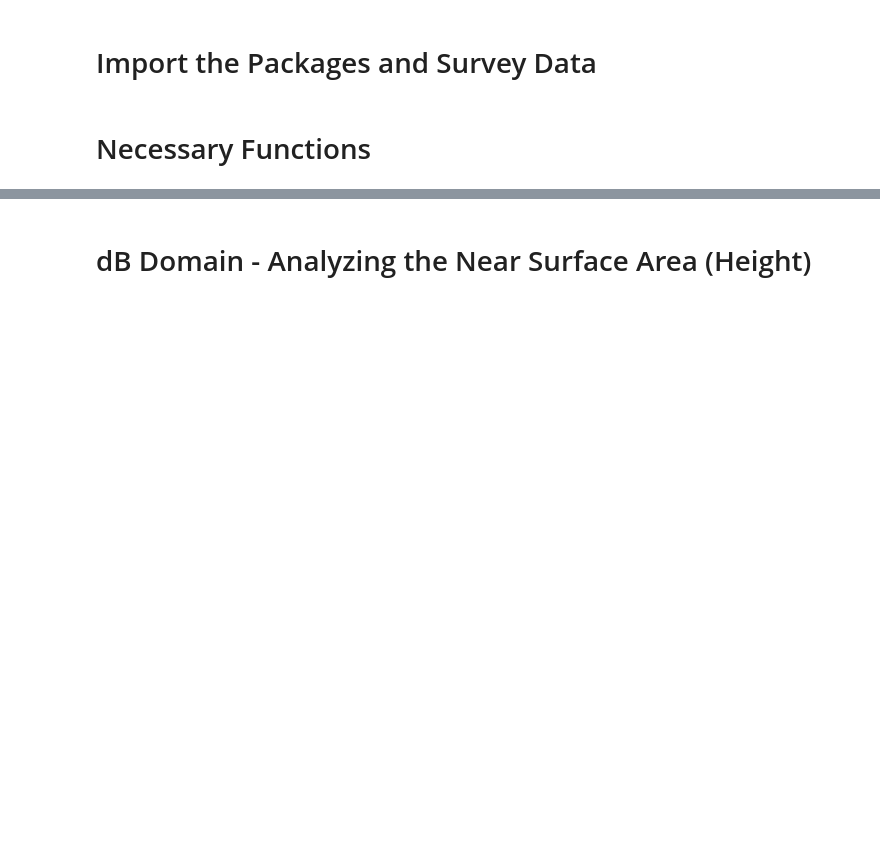
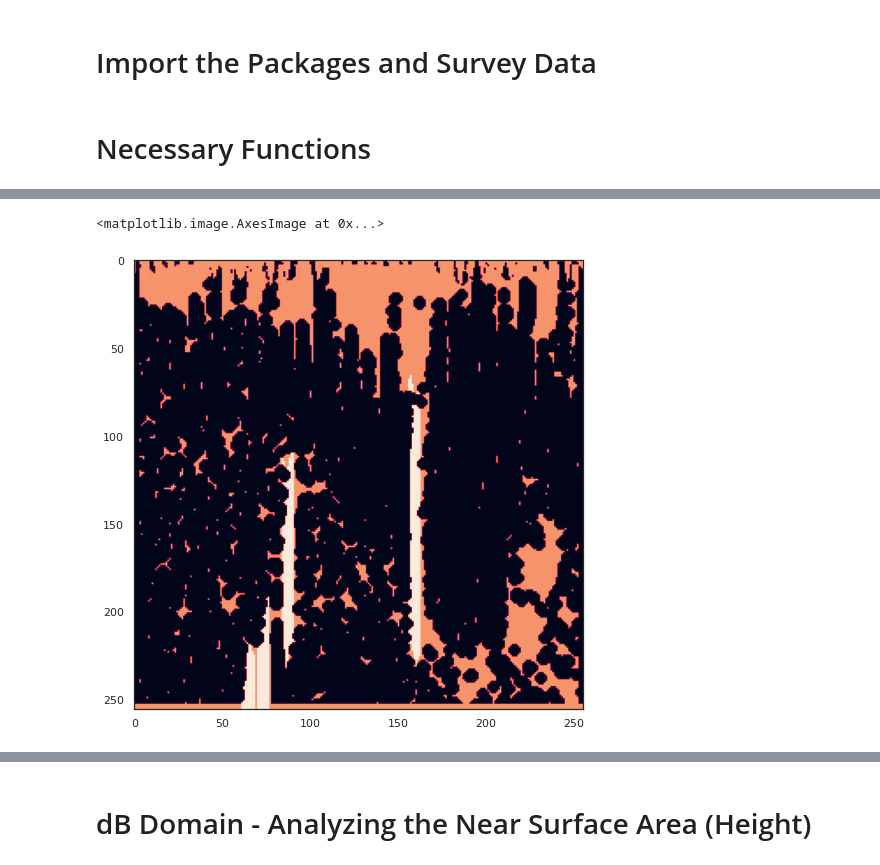
Before and after one commit to ahmetpala/UNET-Sampling, a Jupyter notebook: crimac_unet/save_Sv_patch_data_docker.ipynb, the cells around one changed output, grey strips where cells are left out. Cells and saved outputs as stored; diff of their text form; code cells hidden in the pictures; blank space fills up the shorter version.

```diff
--- a/crimac_unet/save_Sv_patch_data_docker.ipynb
+++ b/crimac_unet/save_Sv_patch_data_docker.ipynb
@@ -137,0 +240,7 @@ def hist_2_axis(pdata, x1, x2, fig_start = -80, fig_finish = -3, s_bin = 2, col1
+# %%
+dd = np.copy(modified[1])
+dd.T[256-3:256,:]=a_label.T[256-3:256,:]
+plt.imshow(dd.T)
+# %% [output]
+<matplotlib.image.AxesImage at 0x...>
+[figure, added]
```
Also changed, not shown: parts of 55 cells of this notebook.
